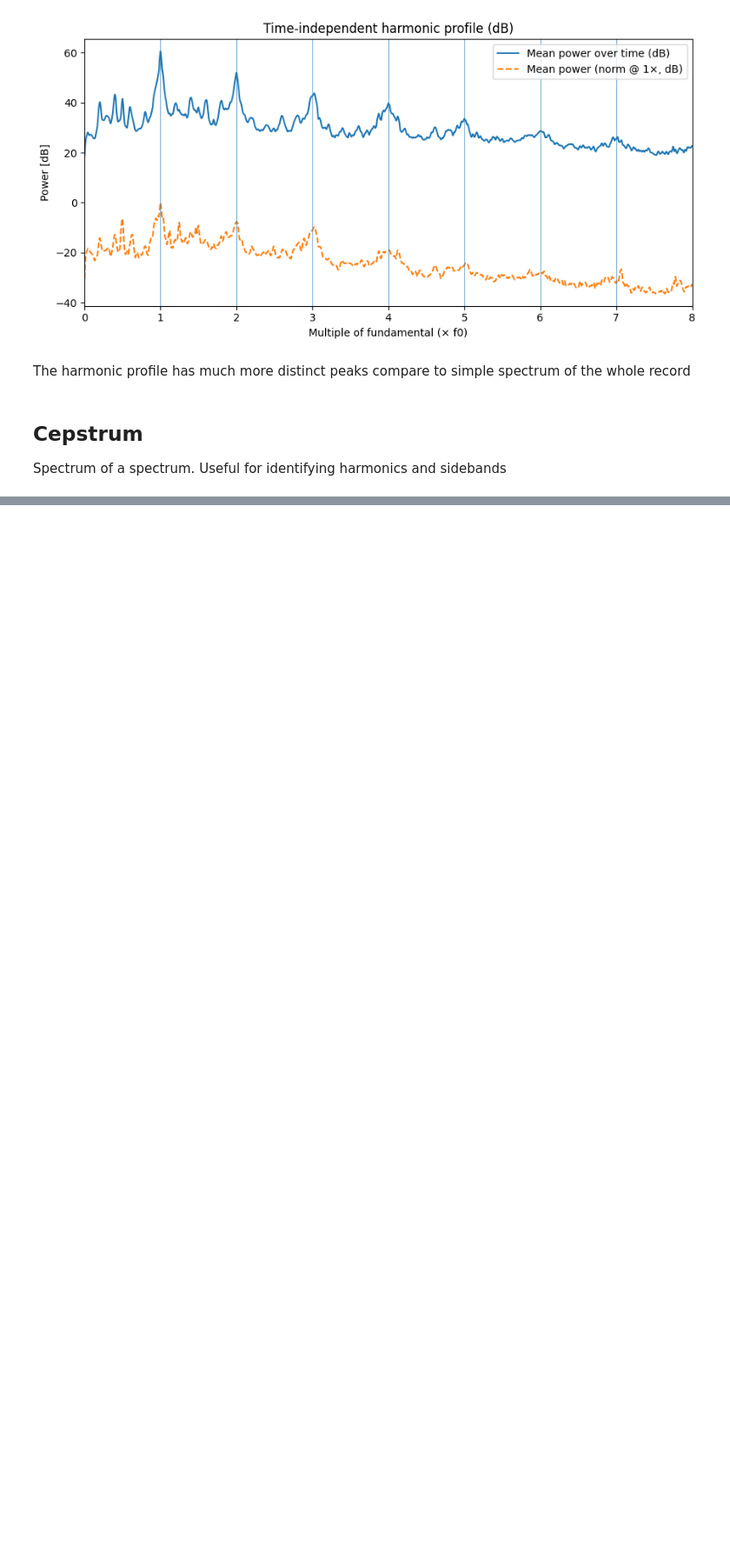
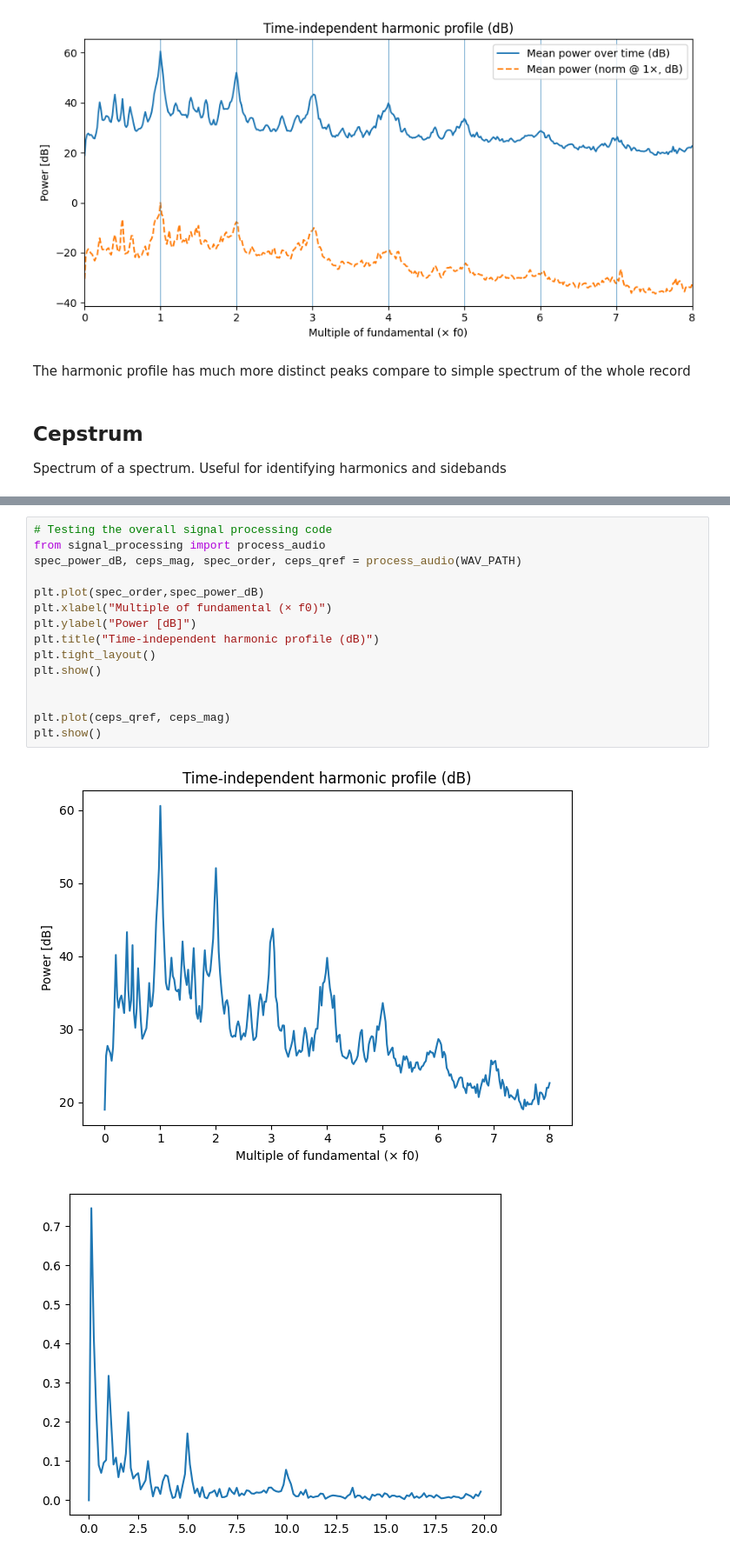
Before and after one commit to alvisngan/AASD4010_deep_learning_1_project, a Jupyter notebook: signal_processing_demo.ipynb, the cells around one changed output, grey strips where cells are left out. Shown at 87% size. Saved outputs shown, nothing was run; the diff lists cells and outputs as text; blank space fills up the shorter version.

Commit message:
feat: new generalized process_audio() function

```diff
--- a/signal_processing_demo.ipynb
+++ b/signal_processing_demo.ipynb
@@ -215,0 +222,18 @@ plt.show()
+# %%
+# Testing the overall signal processing code
+from signal_processing import process_audio
+spec_power_dB, ceps_mag, spec_order, ceps_qref = process_audio(WAV_PATH)
+
+plt.plot(spec_order,spec_power_dB)
+plt.xlabel("Multiple of fundamental (× f0)")
+plt.ylabel("Power [dB]")
+plt.title("Time-independent harmonic profile (dB)")
+plt.tight_layout()
+plt.show()
+
+
+plt.plot(ceps_qref, ceps_mag)
+plt.show()
+# %% [output]
+[figure, added]
+[figure, added]
```
Also changed, not shown: parts of 2 cells of this notebook, 1 other file.
